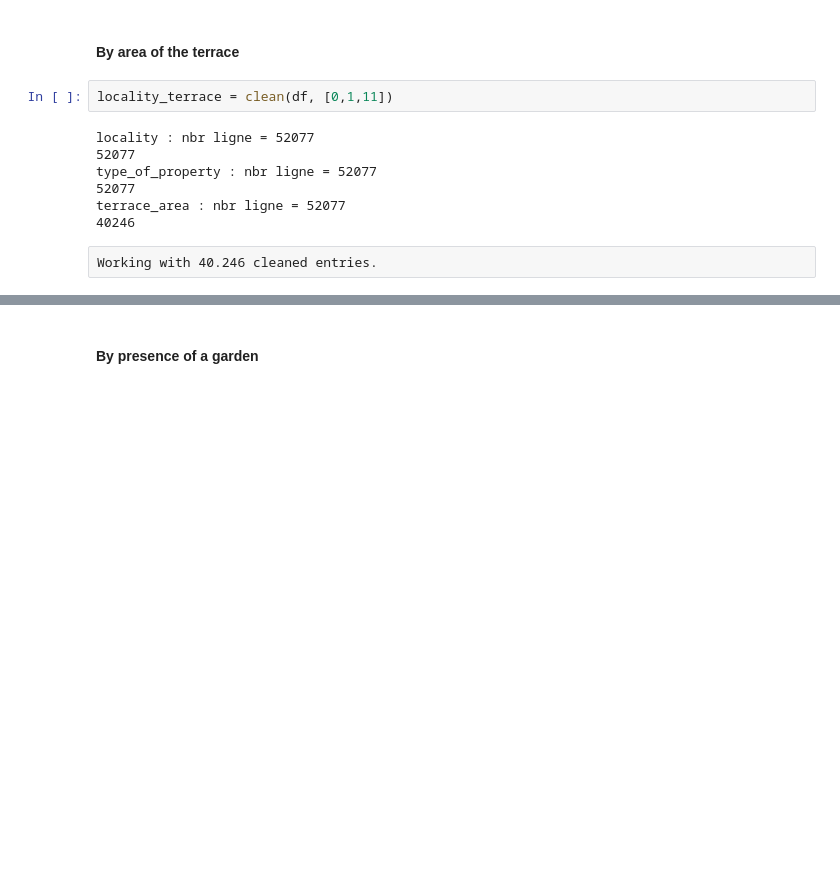
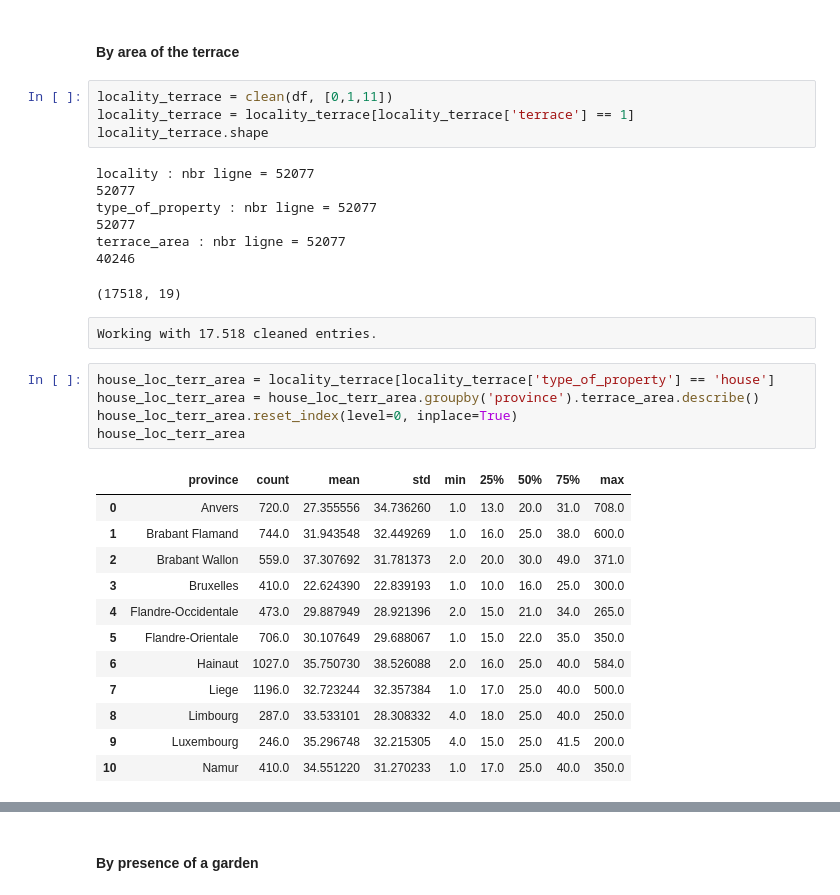
Before and after one commit to Demesmaeker/Immo_data_analysis, a Jupyter notebook: Comparisons between variables (no prices).ipynb, the cells around one changed output, grey strips where cells are left out. Drawn from its saved outputs; the diff is of its cells as text; blank space fills up the shorter version.

```diff
--- a/Comparisons between variables (no prices).ipynb
+++ b/Comparisons between variables (no prices).ipynb
@@ -954,6 +954,8 @@ apart_province_terrace.plot.bar(x = 'province',
 #### By area of the terrace
 # %%
 locality_terrace = clean(df, [0,1,11])
+locality_terrace = locality_terrace[locality_terrace['terrace'] == 1]
+locality_terrace.shape
 # %% [output]
 locality : nbr ligne = 52077
 52077
@@ -961,5 +963,24 @@ type_of_property : nbr ligne = 52077
 52077
 terrace_area : nbr ligne = 52077
 40246
+(17518, 19)
 # %% [raw]
-Working with 40.246 cleaned entries.
+Working with 17.518 cleaned entries.
+# %%
+house_loc_terr_area = locality_terrace[locality_terrace['type_of_property'] == 'house']
+house_loc_terr_area = house_loc_terr_area.groupby('province').terrace_area.describe()
+house_loc_terr_area.reset_index(level=0, inplace=True)
+house_loc_terr_area
+# %% [output]
+|  | province | count | mean | std | min | 25% | 50% | 75% | max |
+| 0 | Anvers | 720.0 | 27.355556 | 34.736260 | 1.0 | 13.0 | 20.0 | 31.0 | 708.0 |
+| 1 | Brabant Flamand | 744.0 | 31.943548 | 32.449269 | 1.0 | 16.0 | 25.0 | 38.0 | 600.0 |
+| 2 | Brabant Wallon | 559.0 | 37.307692 | 31.781373 | 2.0 | 20.0 | 30.0 | 49.0 | 371.0 |
+| 3 | Bruxelles | 410.0 | 22.624390 | 22.839193 | 1.0 | 10.0 | 16.0 | 25.0 | 300.0 |
+| 4 | Flandre-Occidentale | 473.0 | 29.887949 | 28.921396 | 2.0 | 15.0 | 21.0 | 34.0 | 265.0 |
+| 5 | Flandre-Orientale | 706.0 | 30.107649 | 29.688067 | 1.0 | 15.0 | 22.0 | 35.0 | 350.0 |
+| 6 | Hainaut | 1027.0 | 35.750730 | 38.526088 | 2.0 | 16.0 | 25.0 | 40.0 | 584.0 |
+| 7 | Liege | 1196.0 | 32.723244 | 32.357384 | 1.0 | 17.0 | 25.0 | 40.0 | 500.0 |
+| 8 | Limbourg | 287.0 | 33.533101 | 28.308332 | 4.0 | 18.0 | 25.0 | 40.0 | 250.0 |
+| 9 | Luxembourg | 246.0 | 35.296748 | 32.215305 | 4.0 | 15.0 | 25.0 | 41.5 | 200.0 |
+| 10 | Namur | 410.0 | 34.551220 | 31.270233 | 1.0 | 17.0 | 25.0 | 40.0 | 350.0 |
```
Also changed, not shown: parts of 4 cells of this notebook, 1 other file.
